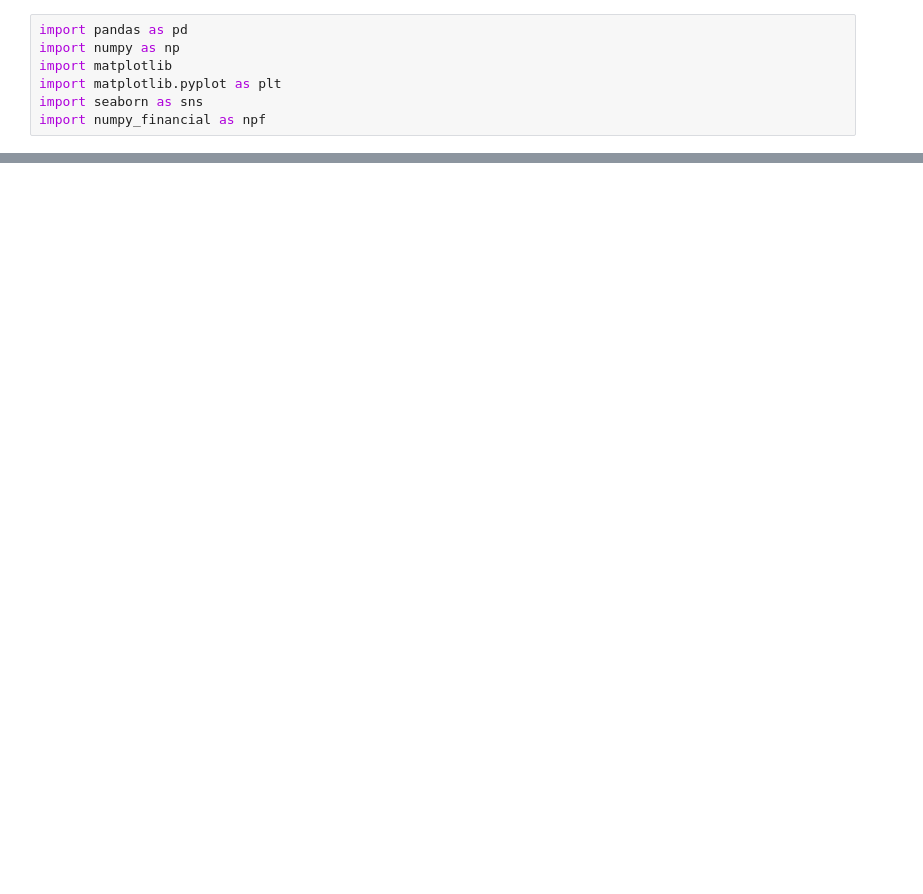
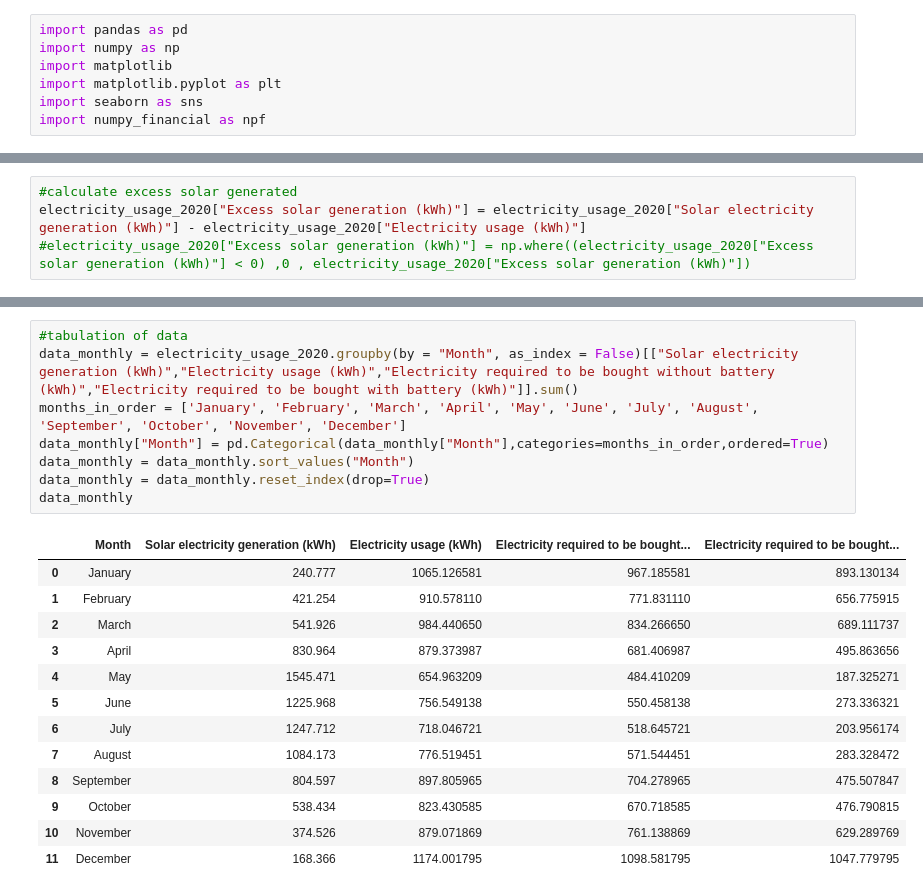
Before and after one commit to Agnes-Wambui/jumpingspider, a Jupyter notebook: Pula Test - Agnes Wambui.ipynb, the cells around one changed output, grey strips where cells are left out. Cells and saved outputs as stored; diff of their text form; blank space fills up the shorter version.

```diff
--- a/Pula Test - Agnes Wambui.ipynb
+++ b/Pula Test - Agnes Wambui.ipynb
@@ -115,0 +89,4 @@ data_monthly
+# %%
+#calculate excess solar generated
+electricity_usage_2020["Excess solar generation (kWh)"] = electricity_usage_2020["Solar electricity generation (kWh)"] - electricity_usage_2020["Electricity usage (kWh)"]
+#electricity_usage_2020["Excess solar generation (kWh)"] = np.where((electricity_usage_2020["Excess solar generation (kWh)"] < 0) ,0 , electricity_usage_2020["Excess solar generation (kWh)"])
@@ -116,3 +127,25 @@ data_monthly
+# %%
+#tabulation of data
+data_monthly = electricity_usage_2020.groupby(by = "Month", as_index = False)[["Solar electricity generation (kWh)","Electricity usage (kWh)","Electricity required to be bought without battery (kWh)","Electricity required to be bought with battery (kWh)"]].sum()
+months_in_order = ['January', 'February', 'March', 'April', 'May', 'June', 'July', 'August', 'September', 'October', 'November', 'December']
+data_monthly["Month"] = pd.Categorical(data_monthly["Month"],categories=months_in_order,ordered=True)
+data_monthly = data_monthly.sort_values("Month")
+data_monthly = data_monthly.reset_index(drop=True)
+data_monthly
+# %% [output]
+|  | Month | Solar electricity generation (kWh) | Electricity usage (kWh) | Electricity required to be bought... | Electricity required to be bought... |
+| 0 | January | 240.777 | 1065.126581 | 967.185581 | 893.130134 |
+| 1 | February | 421.254 | 910.578110 | 771.831110 | 656.775915 |
+| 2 | March | 541.926 | 984.440650 | 834.266650 | 689.111737 |
+| 3 | April | 830.964 | 879.373987 | 681.406987 | 495.863656 |
+| 4 | May | 1545.471 | 654.963209 | 484.410209 | 187.325271 |
+| 5 | June | 1225.968 | 756.549138 | 550.458138 | 273.336321 |
+| 6 | July | 1247.712 | 718.046721 | 518.645721 | 203.956174 |
+| 7 | August | 1084.173 | 776.519451 | 571.544451 | 283.328472 |
+| 8 | September | 804.597 | 897.805965 | 704.278965 | 475.507847 |
+| 9 | October | 538.434 | 823.430585 | 670.718585 | 476.790815 |
+| 10 | November | 374.526 | 879.071869 | 761.138869 | 629.289769 |
+| 11 | December | 168.366 | 1174.001795 | 1098.581795 | 1047.779795 |
 # %%
 data_monthly.plot()
 plt.xticks(data_monthly.index,months_in_order,rotation=45)
```
Also changed, not shown: parts of 41 cells of this notebook, 2 other files.
